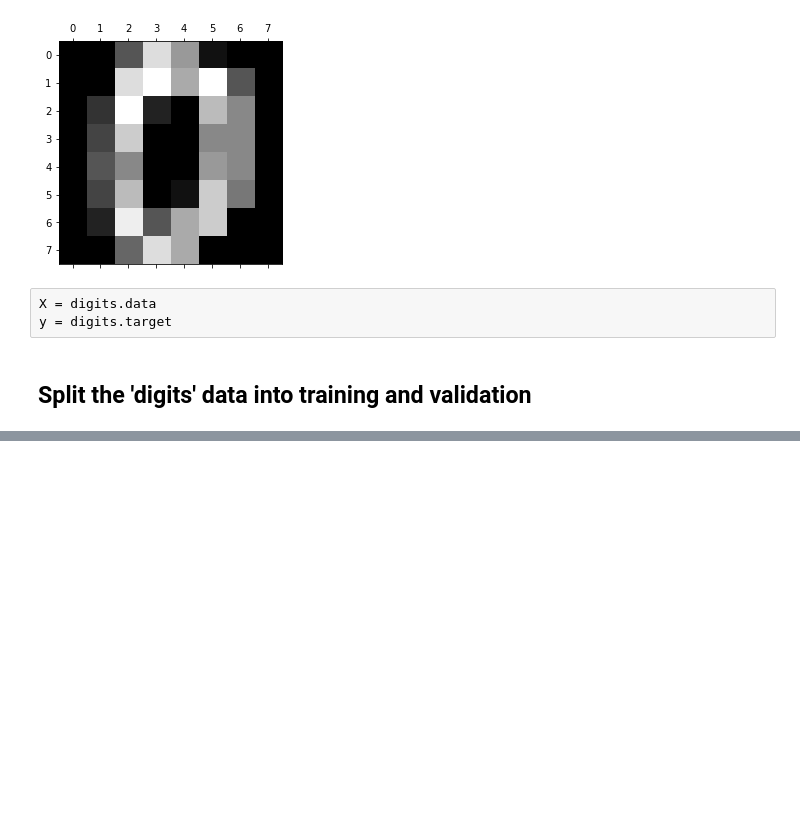
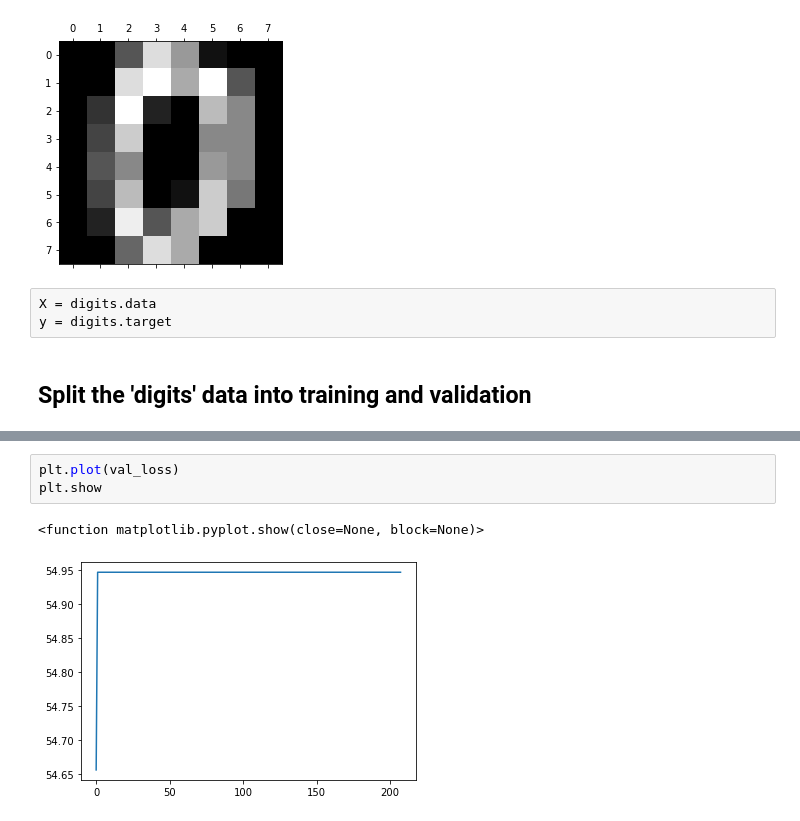
Before and after one commit to seba2550/project7, a Jupyter notebook: Autoencoder Work.ipynb, the cells around one changed output, grey strips where cells are left out. Cells and saved outputs as stored; diff of their text form; blank space fills up the shorter version.

```diff
--- a/Autoencoder Work.ipynb
+++ b/Autoencoder Work.ipynb
@@ -48,0 +59,6 @@ ValueError: operands could not be broadcast together with shapes (1437,16) (16,1
+# %%
+plt.plot(val_loss)
+plt.show
+# %% [output]
+<function matplotlib.pyplot.show(close=None, block=None)>
+[figure, added]
```
Also changed, not shown: parts of 9 cells of this notebook, 3 other files.
